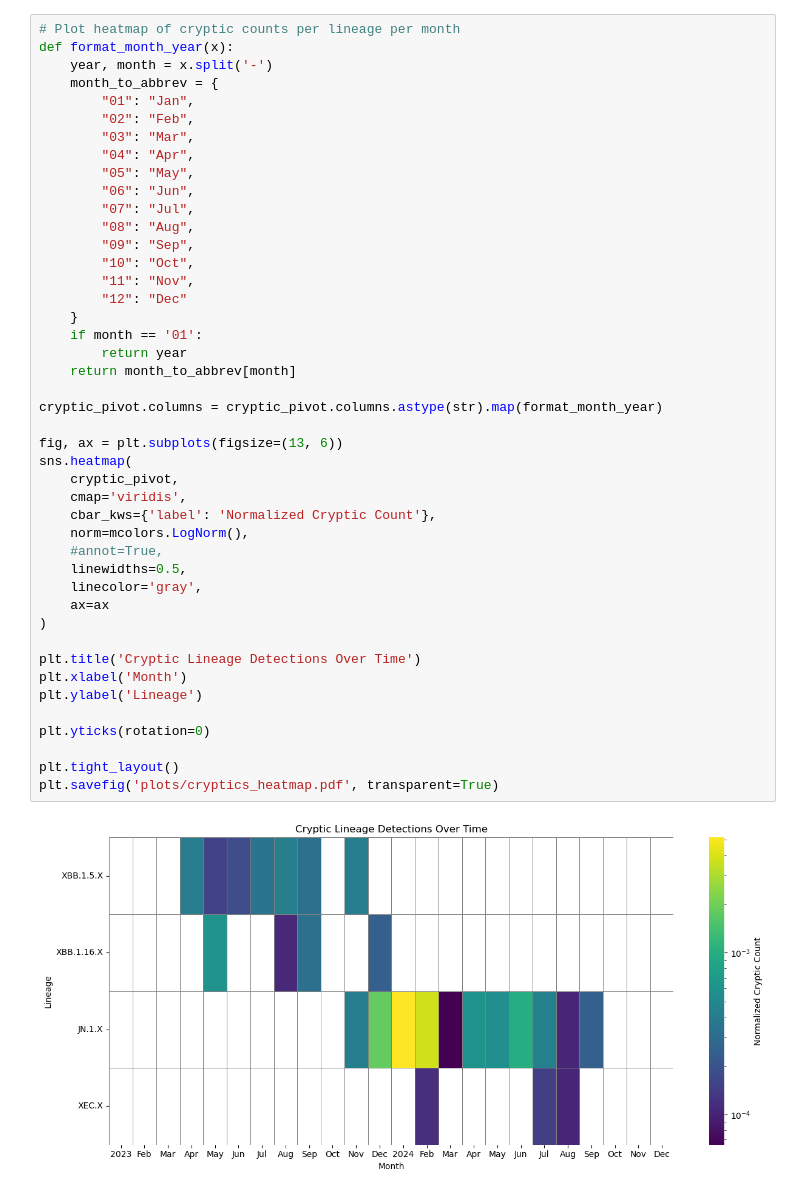
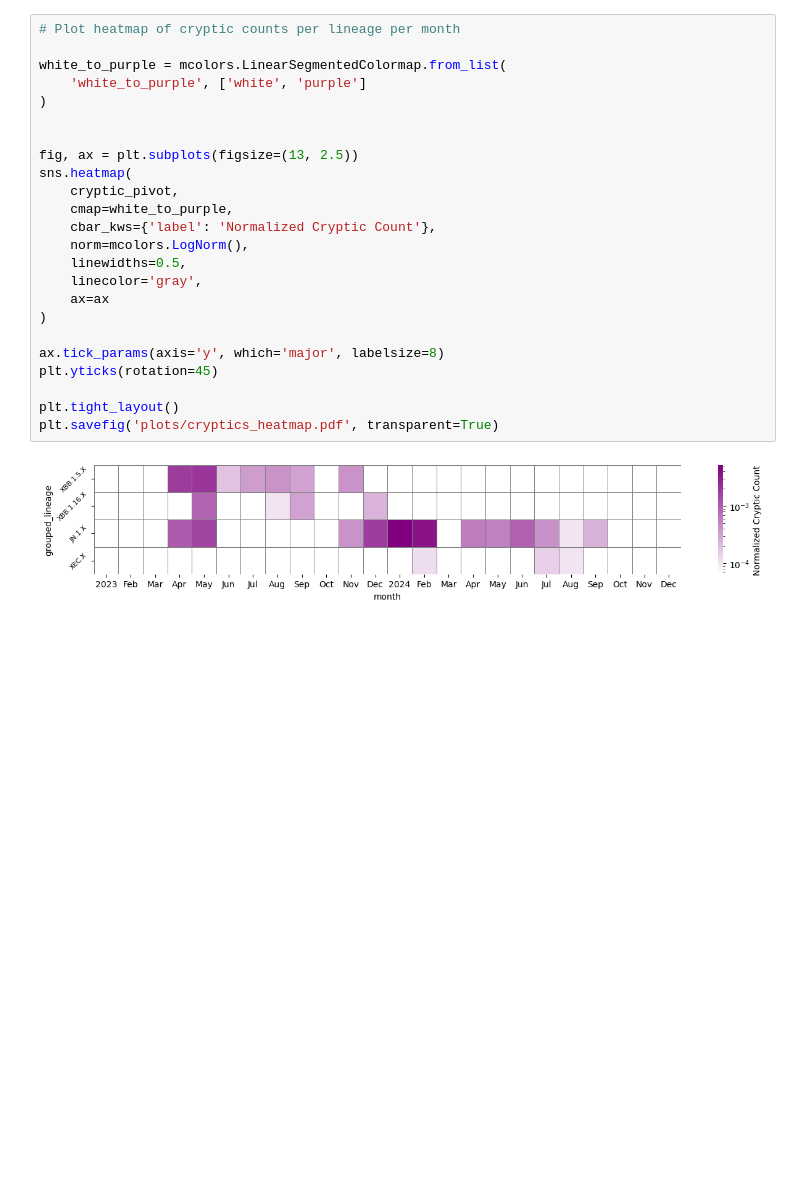
Before and after one commit to andersen-lab/covariants-paper, a Jupyter notebook: fig2/cryptics-heatmap.ipynb, the cells around one changed output. Drawn from its saved outputs; the diff is of its cells as text; blank space fills up the shorter version.

```diff
--- a/cryptics_over_time/cryptics-heatmap.ipynb
+++ b/fig2/cryptics-heatmap.ipynb
@@ -116,47 +131,27 @@ cryptic_pivot = cryptic_pivot.reindex(LINEAGES)
 [{'name': 'A', 'alias': 'A', 'children': ['A', 'A.1', 'A.2', 'A.2.2', 'A.2.3', 'A.2.4', 'A.2.5', 'A.2.5.1', 'A.2.5.2', 'A.2.5.3', 'A.3', 'A.4', 'A.5', 'A.6', 'A.7', 'A.9', 'A.11', 'A.12', 'A.15', 'A.1 ...
 # %%
 # Plot heatmap of cryptic counts per lineage per month
-def format_month_year(x):
-    year, month = x.split('-')
-    month_to_abbrev = {
-        "01": "Jan",
-        "02": "Feb",
-        "03": "Mar",
-        "04": "Apr",
-        "05": "May",
-        "06": "Jun",
-        "07": "Jul",
-        "08": "Aug",
-        "09": "Sep",
-        "10": "Oct",
-        "11": "Nov",
-        "12": "Dec"
-    }
-    if month == '01':
-        return year
-    return month_to_abbrev[month]
 
-cryptic_pivot.columns = cryptic_pivot.columns.astype(str).map(format_month_year)
+white_to_purple = mcolors.LinearSegmentedColormap.from_list(
+    'white_to_purple', ['white', 'purple']
+)
 
-fig, ax = plt.subplots(figsize=(13, 6))
+
+fig, ax = plt.subplots(figsize=(13, 2.5))
 sns.heatmap(
     cryptic_pivot,
-    cmap='viridis',
+    cmap=white_to_purple,
     cbar_kws={'label': 'Normalized Cryptic Count'},
     norm=mcolors.LogNorm(),
-    #annot=True,
     linewidths=0.5,
     linecolor='gray',
     ax=ax
 )
 
-plt.title('Cryptic Lineage Detections Over Time')
-plt.xlabel('Month')
-plt.ylabel('Lineage')
-
-plt.yticks(rotation=0)
+ax.tick_params(axis='y', which='major', labelsize=8)
+plt.yticks(rotation=45)
 
 plt.tight_layout()
 plt.savefig('plots/cryptics_heatmap.pdf', transparent=True)
 # %% [output]
-[figure, old version]
+[figure, new version]
```
Also changed, not shown: parts of 2 cells of this notebook, 25 other files.
